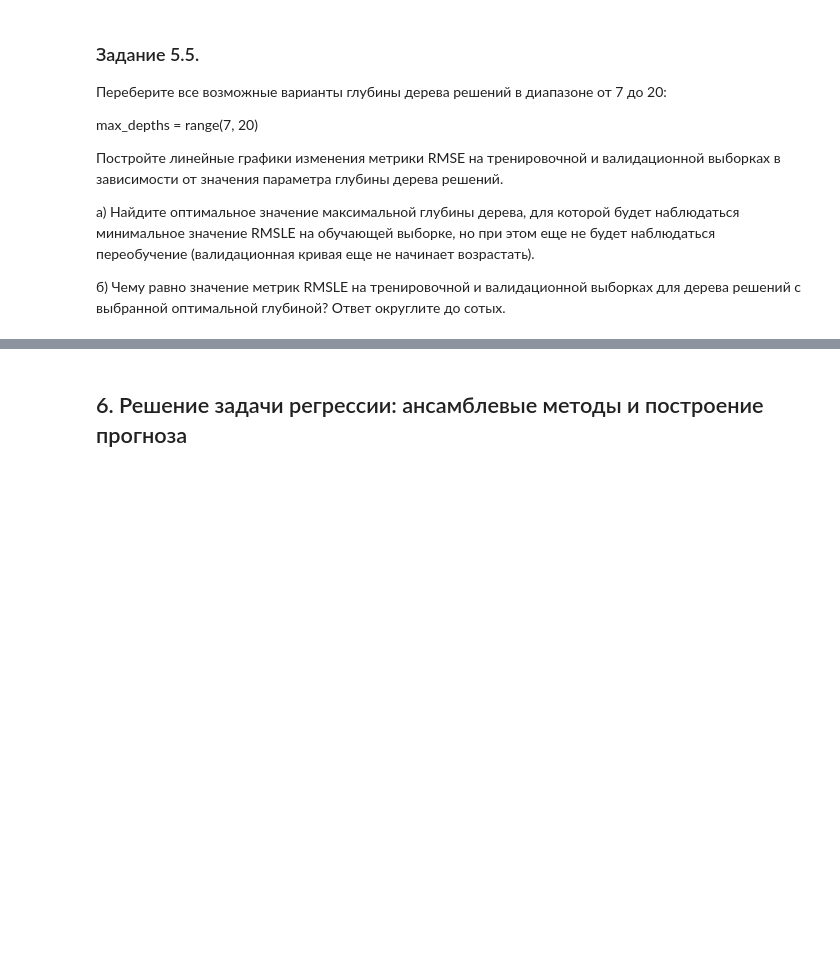
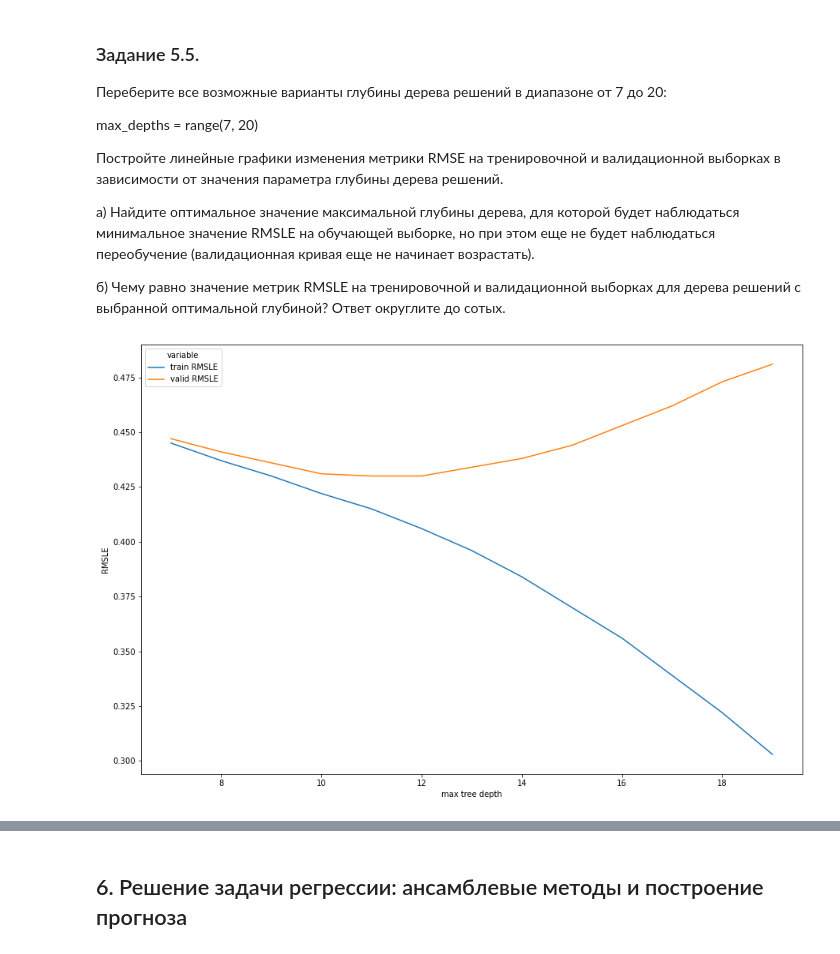
Before and after one commit to VladislavShumskiy/Projects, a Jupyter notebook: project_5/Project-5._Ноутбук-шаблон.ipynb, the cells around one changed output, grey strips where cells are left out. Saved outputs shown, nothing was run; the diff lists cells and outputs as text; code cells hidden in the pictures; blank space fills up the shorter version.

```diff
--- a/project_5/Project-5._Ноутбук-шаблон.ipynb
+++ b/project_5/Project-5._Ноутбук-шаблон.ipynb
@@ -864,6 +884,6 @@ Validation RMSLE: 0.54
 # %%
-# poly_normalizer = preprocessing.MinMaxScaler()
-# poly_normalizer.fit(X_train_poly,y_train_log)
-# X_train_poly = poly_normalizer.transform(X_train_poly)
-# X_valid_poly = poly_normalizer.transform(X_valid_poly)
+poly_normalizer = preprocessing.MinMaxScaler()
+poly_normalizer.fit(X_train_poly,y_train_log)
+X_train_poly = poly_normalizer.transform(X_train_poly)
+X_valid_poly = poly_normalizer.transform(X_valid_poly)
 # %%
@@ -887,0 +906,10 @@ Validation RMSLE: 0.7
+# %%
+from sklearn.linear_model import Ridge
+l2_poly_reg = Ridge(alpha=1)
+l2_poly_reg.fit(X_train_poly, y_train_log)
+y_train_l2poly_lin_reg_pred = l2_poly_reg.predict(X_train_poly)
+y_valid_l2poly_lin_reg_pred = l2_poly_reg.predict(X_valid_poly)
+train_l2poly_rmse = round(metrics.mean_squared_error(y_train_log, y_train_l2poly_lin_reg_pred)**(1/2),2)
+valid_l2poly_rmse = round(metrics.mean_squared_error(y_valid_log, y_valid_l2poly_lin_reg_pred)**(1/2),2)
+print(f'Train RMSLE: {train_l2poly_rmse}')
+print(f'Validation RMSLE: {valid_l2poly_rmse}')
@@ -896,0 +926,9 @@ Validation RMSLE: 0.7
+# %%
+tree_reg = tree.DecisionTreeRegressor(random_state=42)
+tree_reg.fit(X_train, y_train_log)
+y_train_tree_pred = tree_reg.predict(X_train)
+y_valid_tree_pred = tree_reg.predict(X_valid)
+train_tree_rmse = round(metrics.mean_squared_error(y_train_log, y_train_tree_pred)**(1/2),2)
+valid_tree_rmse = round(metrics.mean_squared_error(y_valid_log, y_valid_tree_pred)**(1/2),2)
+print(f'Train RMSLE: {train_tree_rmse}')
+print(f'Validation RMSLE: {valid_tree_rmse}')
@@ -909,0 +949,18 @@ max_depths = range(7, 20)
+# %%
+rmsle_data = []
+max_depths = range(7, 20)
+for i in max_depths:
+    tree_reg = tree.DecisionTreeRegressor(random_state=42, max_depth=i)
+    tree_reg.fit(X_train, y_train_log)
+    y_train_tree_pred = tree_reg.predict(X_train)
+    y_valid_tree_pred = tree_reg.predict(X_valid)
+    train_tree_rmse = round(metrics.mean_squared_error(y_train_log, y_train_tree_pred)**(1/2),3)
+    valid_tree_rmse = round(metrics.mean_squared_error(y_valid_log, y_valid_tree_pred)**(1/2),3)
+    rmsle_data.append([i,train_tree_rmse, valid_tree_rmse])
+# %%
+rmsle_data = pd.DataFrame(rmsle_data, columns = ['max tree depth', 'train RMSLE', 'valid RMSLE'])
+
+fig= plt.figure(figsize = (15,10))
+sns.lineplot(x ='max tree depth', y = 'RMSLE', hue = 'variable', data= pd.melt(rmsle_data, ['max tree depth']).rename(columns={'value':'RMSLE'}));
+# %% [output]
+[figure, added]
```
Also changed, not shown: parts of 44 cells of this notebook, 1 other file.
